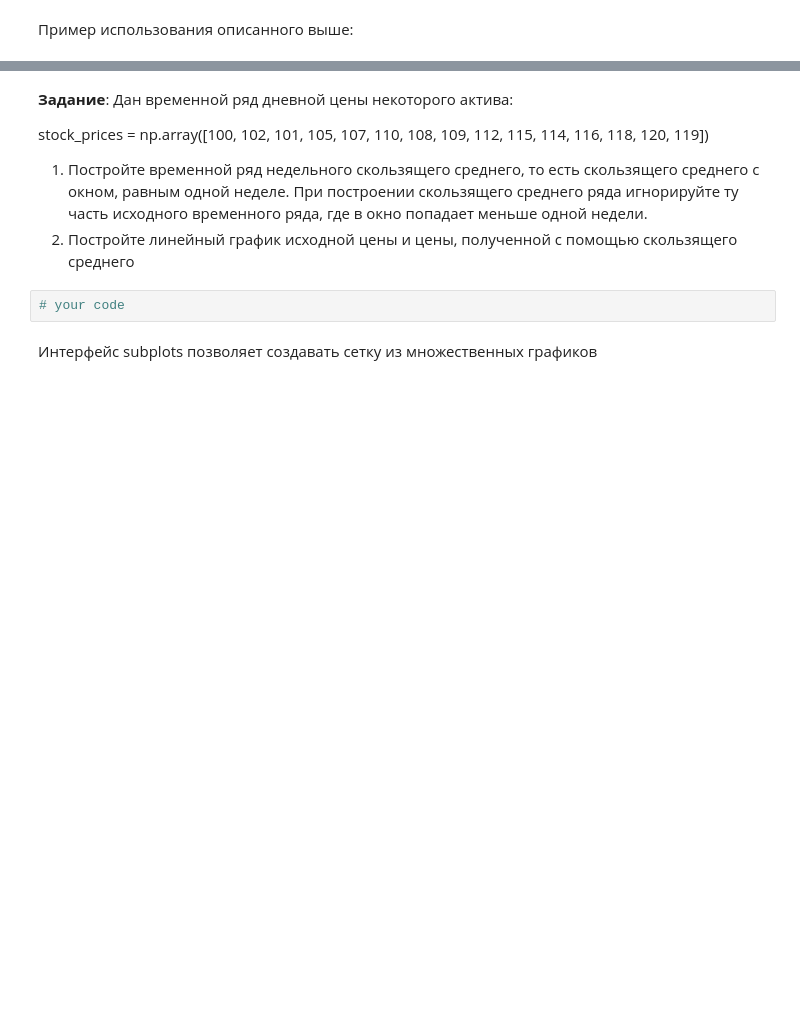
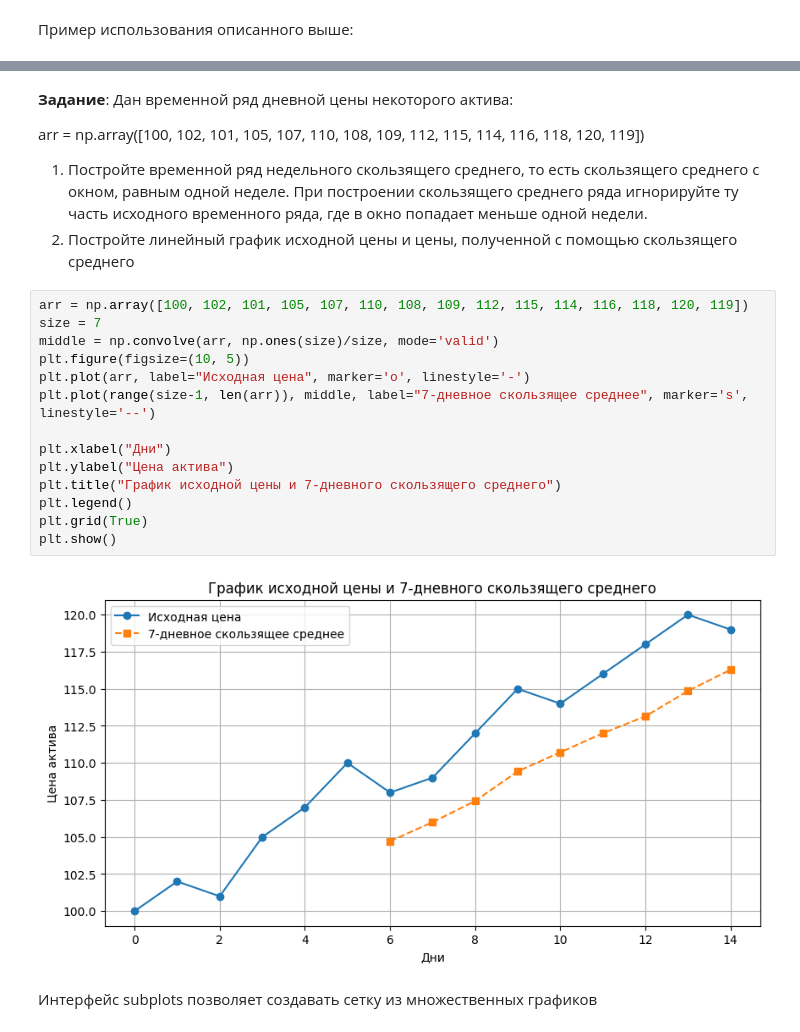
Before and after one commit to hysterria/spbu-ai-fundamentals, a Jupyter notebook: practicum_1/practicum_1.ipynb, the cells around one changed output, grey strips where cells are left out. Saved outputs shown, nothing was run; the diff lists cells and outputs as text; blank space fills up the shorter version.

```diff
--- a/practicum_1/practicum_1.ipynb
+++ b/practicum_1/practicum_1.ipynb
@@ -961,11 +1102,25 @@ ax.set_title('title');
 **Задание**:
 Дан временной ряд дневной цены некоторого актива:
 
-stock_prices = np.array([100, 102, 101, 105, 107, 110, 108, 109, 112, 115, 114, 116, 118, 120, 119])
+arr = np.array([100, 102, 101, 105, 107, 110, 108, 109, 112, 115, 114, 116, 118, 120, 119])
 1) Постройте временной ряд недельного скользящего среднего, то есть скользящего среднего с окном, равным одной неделе. При построении скользящего среднего ряда игнорируйте ту часть исходного временного ряда, где в окно попадает меньше одной недели.
 2) Постройте линейный график исходной цены и цены, полученной с помощью скользящего среднего
-# %%
-# your code
+# %%
+arr = np.array([100, 102, 101, 105, 107, 110, 108, 109, 112, 115, 114, 116, 118, 120, 119])
+size = 7
+middle = np.convolve(arr, np.ones(size)/size, mode='valid')
+plt.figure(figsize=(10, 5))
+plt.plot(arr, label="Исходная цена", marker='o', linestyle='-')
+plt.plot(range(size-1, len(arr)), middle, label="7-дневное скользящее среднее", marker='s', linestyle='--')
+
+plt.xlabel("Дни")
+plt.ylabel("Цена актива")
+plt.title("График исходной цены и 7-дневного скользящего среднего")
+plt.legend()
+plt.grid(True)
+plt.show()
+# %% [output]
+[figure, added]
 # %% [markdown]
 Интерфейс subplots позволяет создавать сетку из множественных графиков
 # %%
```
Also changed, not shown: parts of 56 cells of this notebook, 3 other files.
